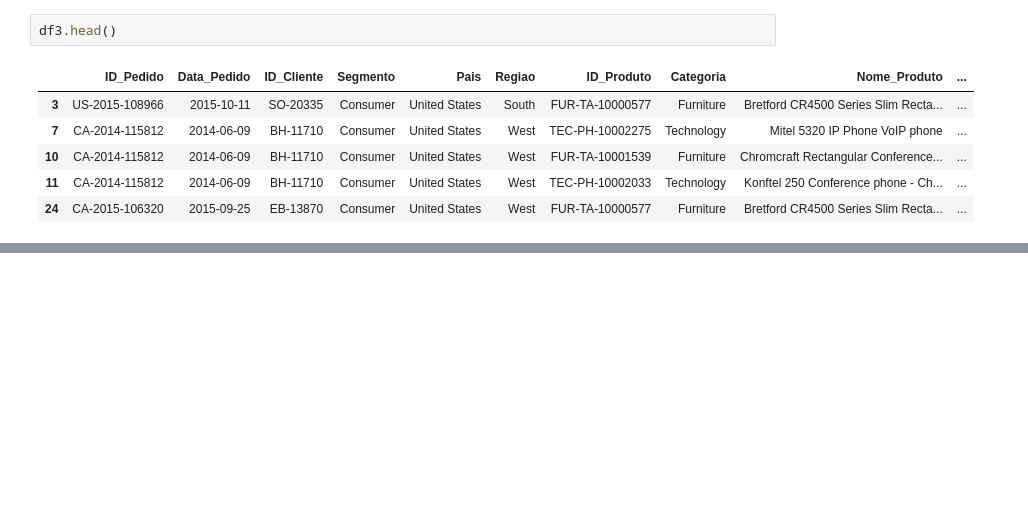
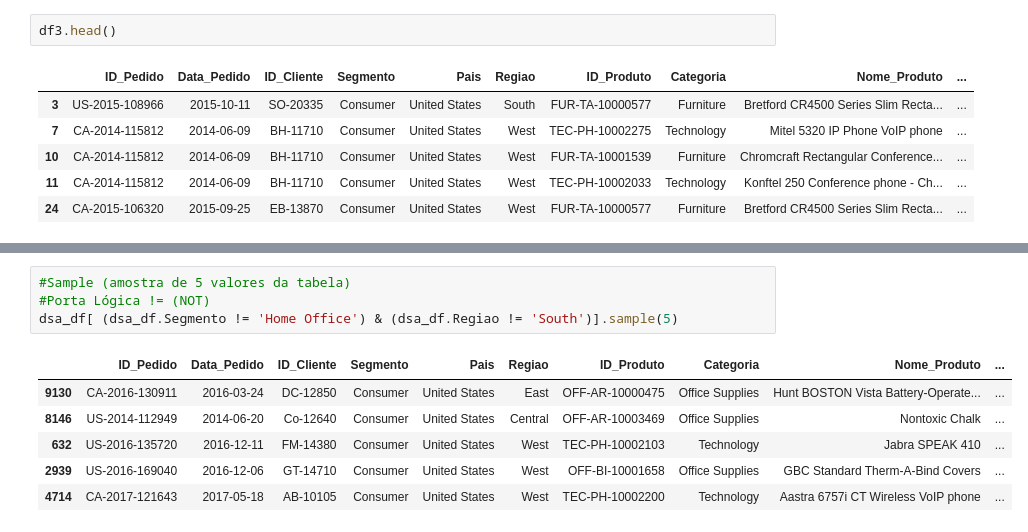
Before and after one commit to Vitoria-Rabelo/python_notebooks, a Jupyter notebook: 09_Pandas/00_Pandas.ipynb, the cells around one changed output, grey strips where cells are left out. Saved outputs shown, nothing was run; the diff lists cells and outputs as text; blank space fills up the shorter version.

```diff
--- a/09_Pandas/00_Pandas.ipynb
+++ b/09_Pandas/00_Pandas.ipynb
@@ -208,0 +233,11 @@ df3.head()
+# %%
+#Sample (amostra de 5 valores da tabela)
+#Porta Lógica != (NOT)
+dsa_df[ (dsa_df.Segmento != 'Home Office') & (dsa_df.Regiao != 'South')].sample(5)
+# %% [output]
+|  | ID_Pedido | Data_Pedido | ID_Cliente | Segmento | Pais | Regiao | ID_Produto | Categoria | Nome_Produto | ... |
+| 9130 | CA-2016-130911 | 2016-03-24 | DC-12850 | Consumer | United States | East | OFF-AR-10000475 | Office Supplies | Hunt BOSTON Vista Battery-Operate... | ... |
+| 8146 | US-2014-112949 | 2014-06-20 | Co-12640 | Consumer | United States | Central | OFF-AR-10003469 | Office Supplies | Nontoxic Chalk | ... |
+| 632 | US-2016-135720 | 2016-12-11 | FM-14380 | Consumer | United States | West | TEC-PH-10002103 | Technology | Jabra SPEAK 410 | ... |
+| 2939 | US-2016-169040 | 2016-12-06 | GT-14710 | Consumer | United States | West | OFF-BI-10001658 | Office Supplies | GBC Standard Therm-A-Bind Covers | ... |
+| 4714 | CA-2017-121643 | 2017-05-18 | AB-10105 | Consumer | United States | West | TEC-PH-10002200 | Technology | Aastra 6757i CT Wireless VoIP phone | ... |
```
Also changed, not shown: parts of 3 cells of this notebook.
